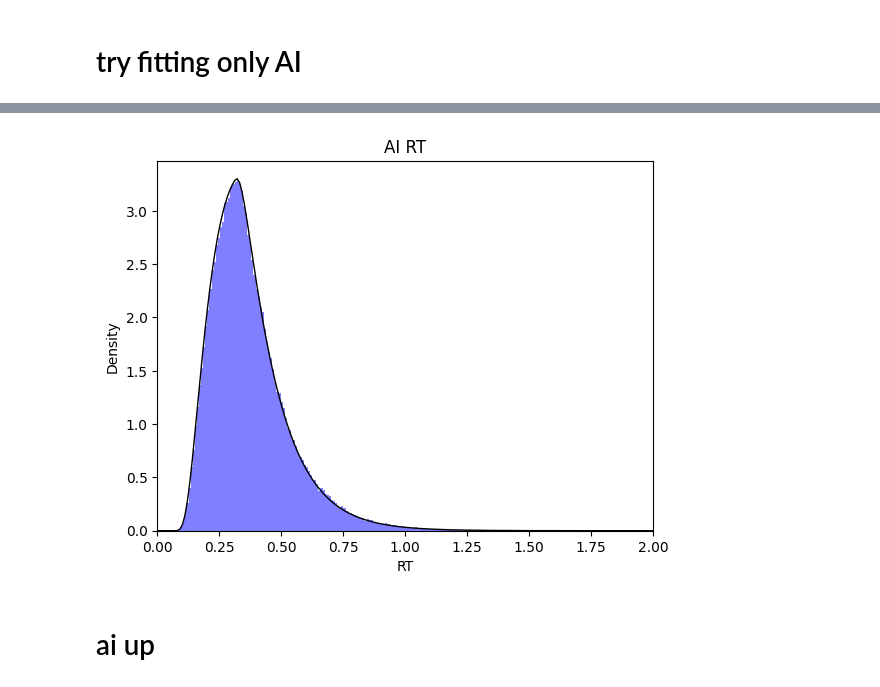
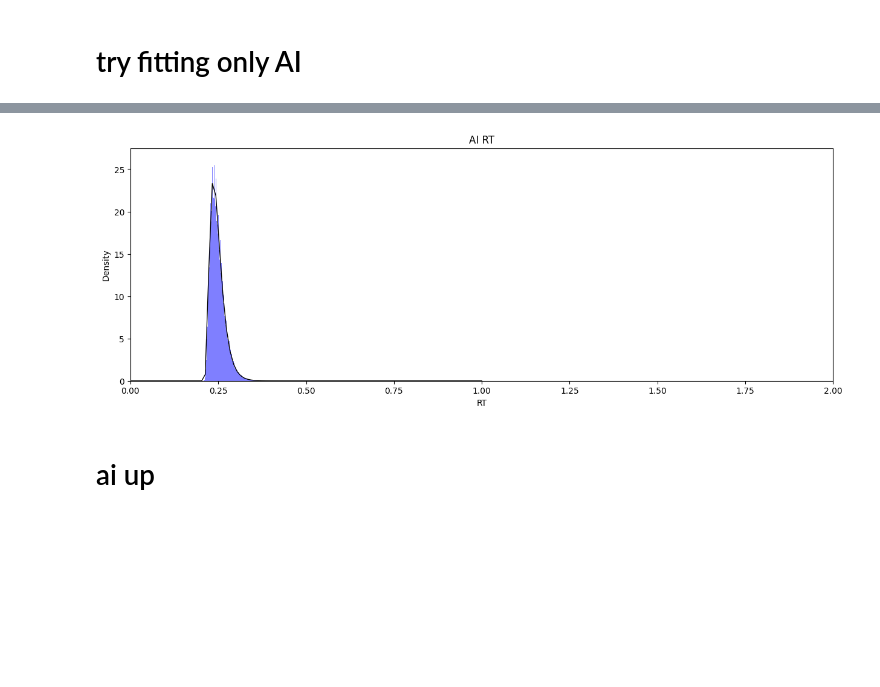
Before and after one commit to rakaar/ddm_codes, a Jupyter notebook: psiam_with_tied/fit_psiam_tied.ipynb, the cells around one changed output, grey strips where cells are left out. Drawn from its saved outputs; the diff is of its cells as text; code cells hidden in the pictures; blank space fills up the shorter version.

```diff
--- a/psiam_with_tied/fit_psiam_tied.ipynb
+++ b/psiam_with_tied/fit_psiam_tied.ipynb
@@ -17,23 +17,23 @@ theta_E = 50.7
 T_0 = 0.19*(1e-3)
 t_non_decision = 78e-3
 
-V_A = 0.5
+V_A = 6
 theta_A = 1
 
 # t_stim = 0.25
 # t_A_aff = 0.01
 # t_E_aff = 0.02
 # t_motor = 0.03
-t_stim = 0.3
+t_stim = 0
 t_A_aff = 0.1
 t_E_aff = 0.1
 t_motor = 0.1
 
-Z_E = -25
+Z_E = 10
 
 # sim params
 N_sim = int(1e6)
-dt = 1e-4
+dt = 1e-5
 
 # fitting params
 K_max = 10
@@ -221,31 +270,0 @@ plt.xlim([0, 0.5]);
-# %%
-x1 = 1; x2 = 2
-# x1 = 0; x2 = 1
-
-from tqdm import tqdm
-N_sim = int(1e6)
-dt = 1e-3
-T_max = 0.5
-sim_dv = np.zeros((N_sim, int(T_max/dt)))
-
-starting_pt = -20
-for n in tqdm(range(N_sim)):
-    sim_dv[n,:] = simulate_tied_no_norm_2(ILD_arr[0], ABL_arr[0], rate_lambda, theta_E, T_0, dt, T_max, starting_pt)
-
-
-t_pts = np.arange(0, T_max, dt)
-
-btn_x1_x2 = np.zeros_like(t_pts)
-for t in tqdm(range(1, len(t_pts))):
-    dv = sim_dv[:,t]
-    dv = dv[~np.isnan(dv)]
-
-    btn_x1_x2[t] = np.sum((dv >= x1) & (dv <= x2))/N_sim
-
-plt.plot(np.arange(0, T_max, dt), btn_x1_x2, 'b', lw=3, label='sim');
-t_pts = np.linspace(0.001, 1, 100)
-from psiam_tied_utils import P_small_t_btn_x1_x2
-P_EA_btn_0_1_v2 = [P_small_t_btn_x1_x2(x1, x2, t, ABL_arr[0], ILD_arr[0], rate_lambda, T_0, theta_E, starting_pt, K_max) for t in t_pts]
-plt.plot(t_pts, P_EA_btn_0_1_v2, 'r', lw=3, label='theory');
-plt.legend();
-plt.xlim([0, 0.5]);
@@ -384,12 +352,13 @@ t_pts = np.linspace(0.001, ceil_max, ceil_max*100)
 
 ai_theory = [fit_ai_rt_fn(t, V_A, theta_A, ABL_arr[0], ILD_arr[0], rate_lambda, T_0, theta_E, Z_E, t_stim, t_A_aff, t_E_aff, t_motor, K_max)/norm_term_for_ai for t in t_pts]
 # %%
-plt.hist(rt_ai, bins=250, color='b', alpha=0.5, density=True);
+plt.figure(figsize=(15, 5))
+plt.hist(rt_ai, bins=500, color='b', alpha=0.5, density=True);
 plt.plot(t_pts, ai_theory, 'k', lw=1);
 plt.xlim([0, 2]);
 plt.xlabel('RT');plt.ylabel('Density');plt.title('AI RT');
 # %% [output]
-[figure, old version]
+[figure, new version]
 # %% [markdown]
 # ai up
 # %% [markdown]
```
Also changed, not shown: parts of 44 cells of this notebook, 4 other files.
